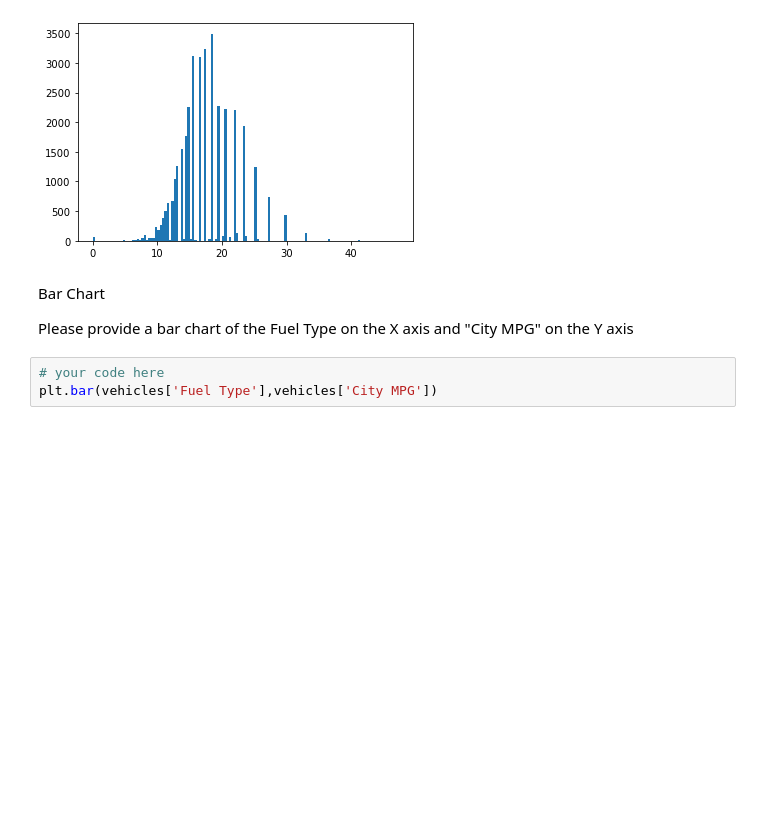
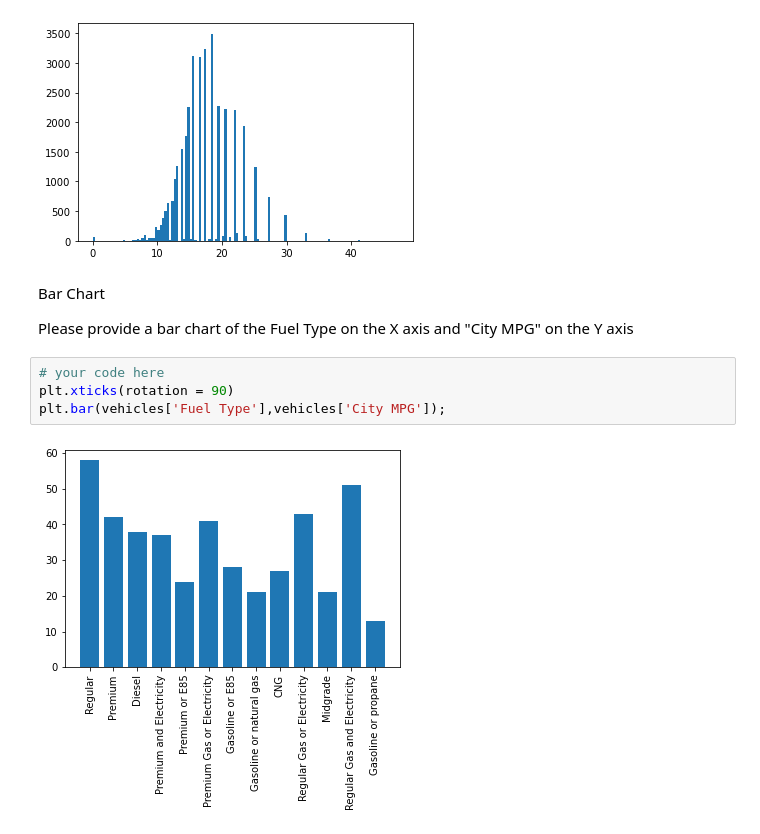
Before and after one commit to ta-data-mexpt/lab-matplotlib-seaborn, a Jupyter notebook: your-code/challenge-1.ipynb, the cells around one changed output. Drawn from its saved outputs; the diff is of its cells as text; blank space fills up the shorter version.

```diff
--- a/your-code/challenge-1.ipynb
+++ b/your-code/challenge-1.ipynb
@@ -150,4 +150,7 @@ Bar Chart
 Please provide a bar chart of the Fuel Type on the X axis and "City MPG" on the Y axis
 # %%
 # your code here
-plt.bar(vehicles['Fuel Type'],vehicles['City MPG'])
+plt.xticks(rotation = 90)
+plt.bar(vehicles['Fuel Type'],vehicles['City MPG']);
+# %% [output]
+[figure, added]
```
Also changed, not shown: parts of 1 cell of this notebook.
